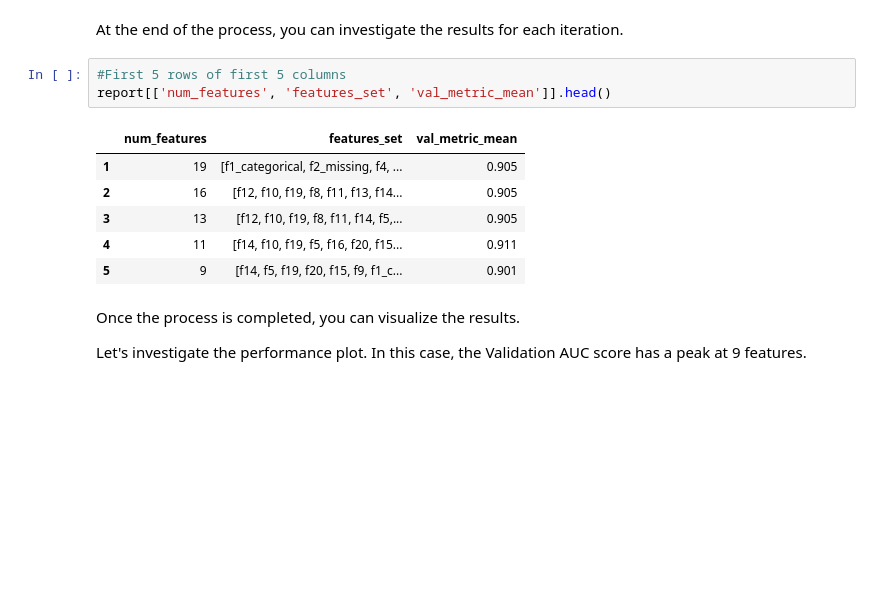
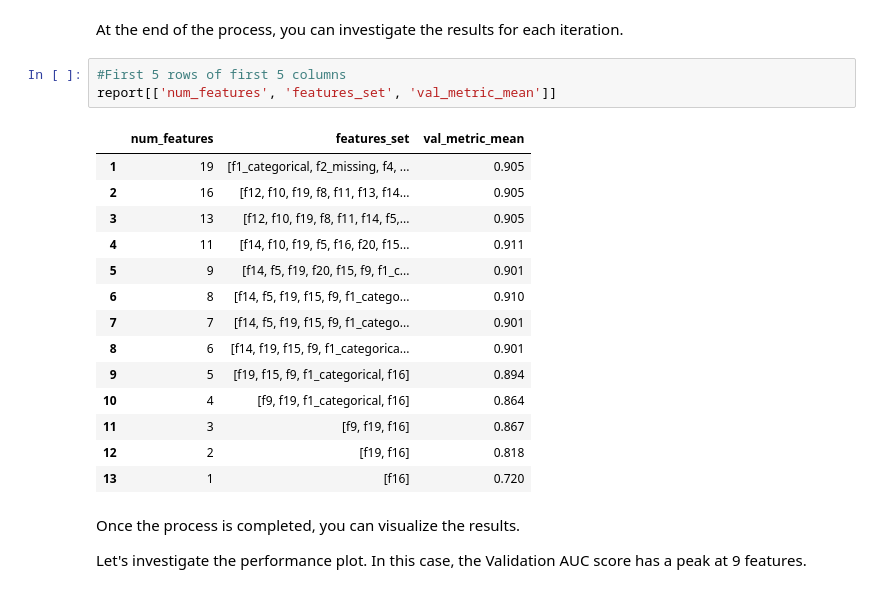
Before and after one commit to ing-bank/probatus, a Jupyter notebook: docs/tutorials/nb_shap_feature_elimination.ipynb, the cells around one changed output. Drawn from its saved outputs; the diff is of its cells as text; blank space fills up the shorter version.

Commit message:
Extend a table in jupyter notebook

```diff
--- a/docs/tutorials/nb_shap_feature_elimination.ipynb
+++ b/docs/tutorials/nb_shap_feature_elimination.ipynb
@@ -88,14 +88,22 @@ report = shap_elimination.fit_compute(X, y)
 At the end of the process, you can investigate the results for each iteration.
 # %%
 #First 5 rows of first 5 columns
-report[['num_features', 'features_set', 'val_metric_mean']].head()
+report[['num_features', 'features_set', 'val_metric_mean']]
 # %% [output]
 |  | num_features | features_set | val_metric_mean |
 | 1 | 19 | [f1_categorical, f2_missing, f4, ... | 0.905 |
 | 2 | 16 | [f12, f10, f19, f8, f11, f13, f14... | 0.905 |
 | 3 | 13 | [f12, f10, f19, f8, f11, f14, f5,... | 0.905 |
 | 4 | 11 | [f14, f10, f19, f5, f16, f20, f15... | 0.911 |
 | 5 | 9 | [f14, f5, f19, f20, f15, f9, f1_c... | 0.901 |
+| 6 | 8 | [f14, f5, f19, f15, f9, f1_catego... | 0.910 |
+| 7 | 7 | [f14, f5, f19, f15, f9, f1_catego... | 0.901 |
+| 8 | 6 | [f14, f19, f15, f9, f1_categorica... | 0.901 |
+| 9 | 5 | [f19, f15, f9, f1_categorical, f16] | 0.894 |
+| 10 | 4 | [f9, f19, f1_categorical, f16] | 0.864 |
+| 11 | 3 | [f9, f19, f16] | 0.867 |
+| 12 | 2 | [f19, f16] | 0.818 |
+| 13 | 1 | [f16] | 0.720 |
 # %% [markdown]
 Once the process is completed, you can visualize the results.
 
```
